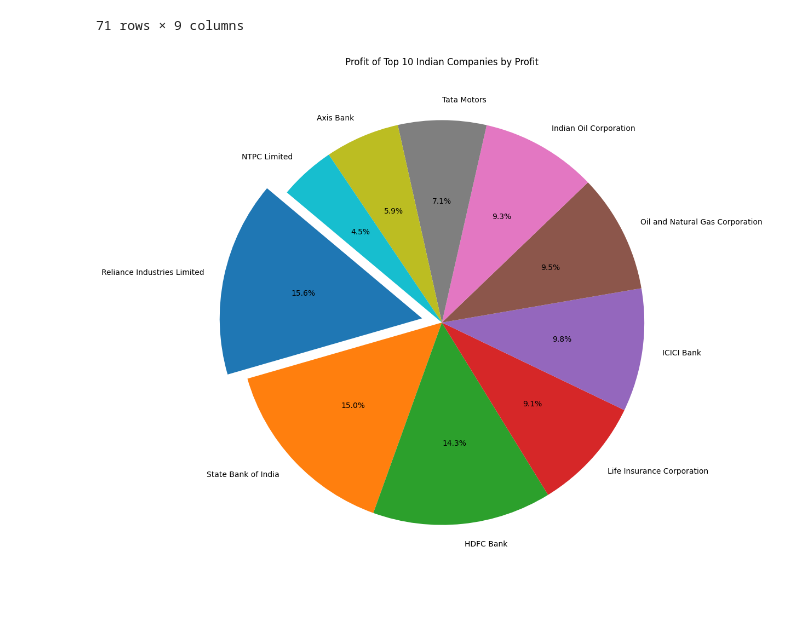
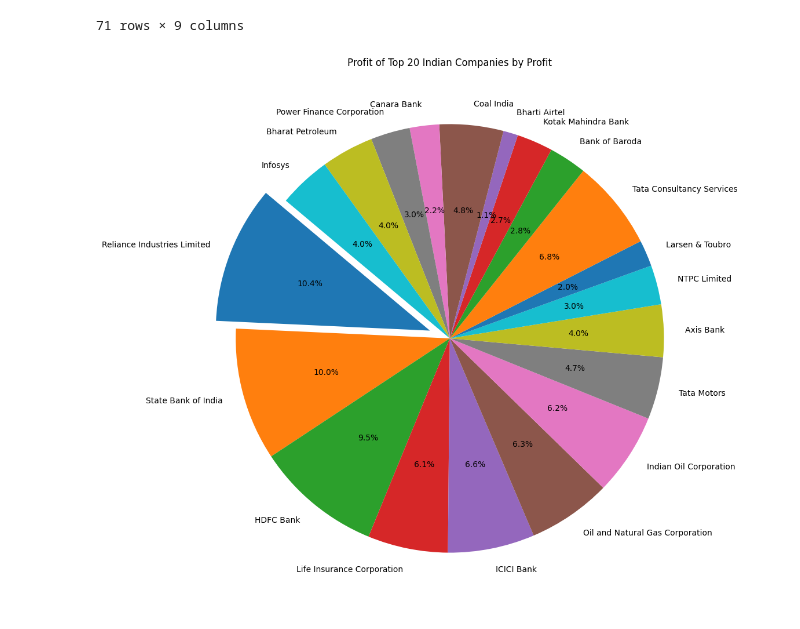
Before and after one commit to Abhi-VIT/Toeho-AI, a Jupyter notebook: Basics/2.Scrape_data_to_csv.ipynb, the cells around one changed output. Saved outputs shown, nothing was run; the diff lists cells and outputs as text; code cells hidden in the pictures.

```diff
--- a/Basics/2.Scrape_data_to_csv.ipynb
+++ b/Basics/2.Scrape_data_to_csv.ipynb
@@ -333,8 +333,8 @@ df
 df['Profit(billions US$)'] = df['Profit(billions US$)'].fillna(0)
 # %%
 plt.figure(figsize=(20,12))
-plt.pie(df['Profit(billions US$)'][:10], labels=df['Name'][:10], autopct='%1.1f%%', startangle=140, explode=(0.1,0,0,0,0,0,0,0,0,0))
-plt.title('Profit of Top 10 Indian Companies by Profit')
+plt.pie(df['Profit(billions US$)'][:20], labels=df['Name'][:20], autopct='%1.1f%%', startangle=140, explode=[0.1 if x < 1 else 0 for x in range(20)])
+plt.title('Profit of Top 20 Indian Companies by Profit')
 plt.show()
 # %% [output]
-[figure, old version]
+[figure, new version]
```
Also changed, not shown: parts of 1 cell of this notebook, 1 other file.
